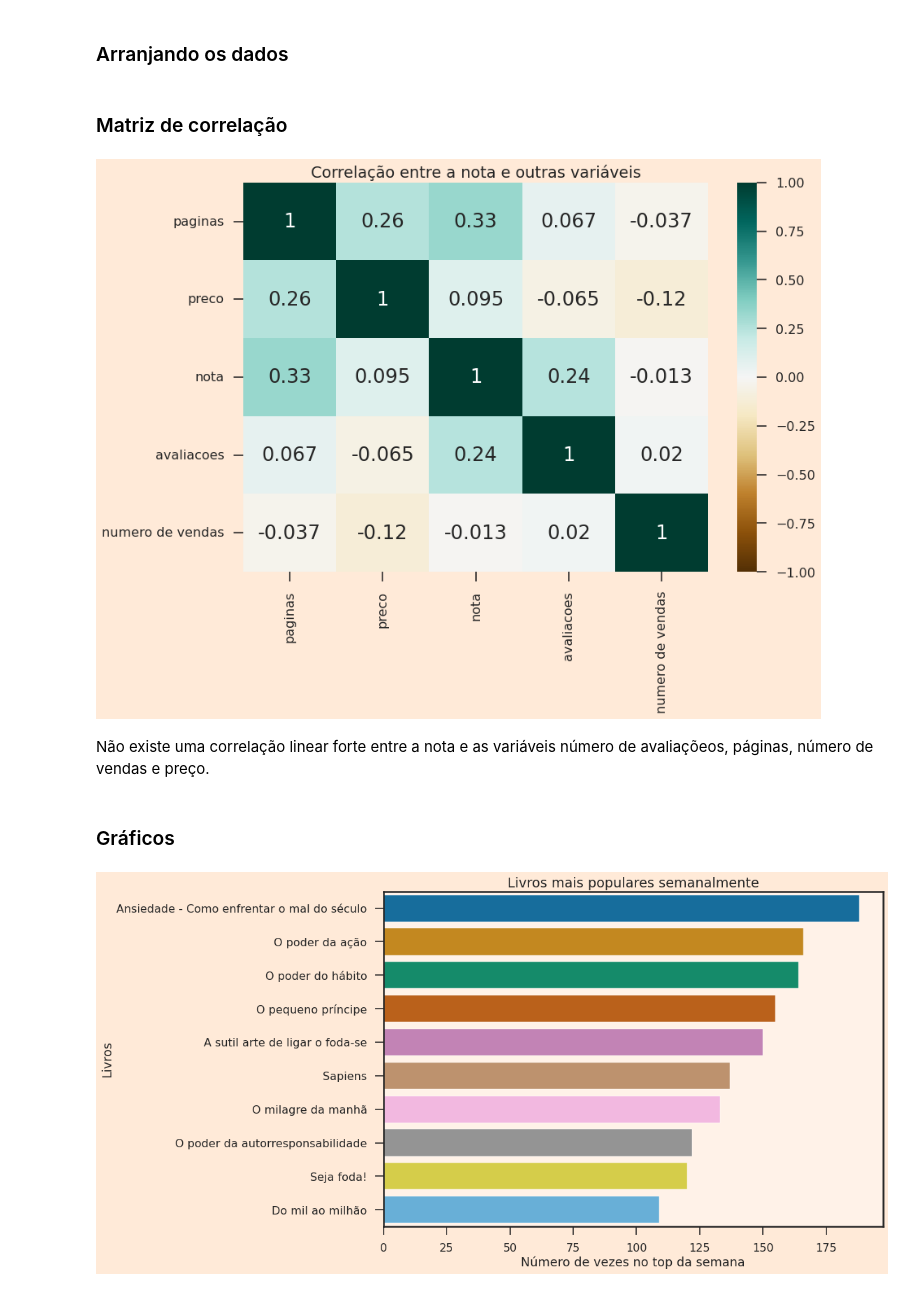
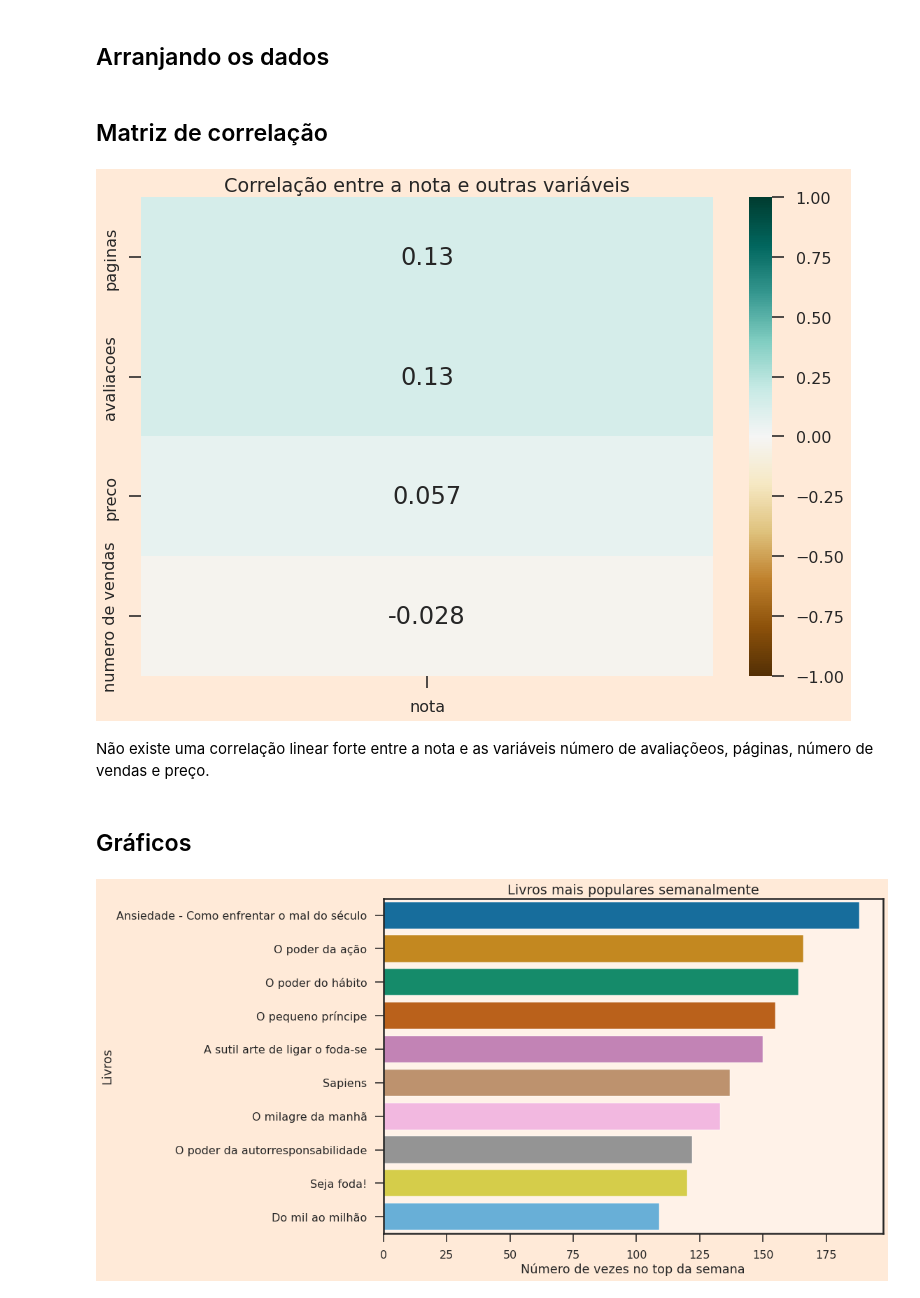
Before and after one commit to JonasBrother97/jeff_final, a Jupyter notebook: FINAL.ipynb, the cells around one changed output. Saved outputs shown, nothing was run; the diff lists cells and outputs as text; code cells hidden in the pictures.

```diff
--- a/FINAL.ipynb
+++ b/FINAL.ipynb
@@ -14,7 +12,7 @@ plt.style.use('seaborn-poster')
 sns.set_style("ticks", {'axes.facecolor':'#fff2e8', 'figure.facecolor':'#ffead8'})
 sns.set_palette("colorblind")
 # %% [markdown]
-### Arranjando os dados
+## Arranjando os dados
 # %%
 import pandas as pd
 
@@ -32,21 +30,21 @@ df_analise = df[~df.titulo.str.contains("Box")]
 # Removendo livros com menos de 50 avaliações e sem preço.
 df_analise = df_analise.loc[(df_analise['avaliacoes'] > 50)]
 # %% [markdown]
-### Matriz de correlação
+## Matriz de correlação
 # %%
-sns.heatmap(df_analise.corr(), annot=True, vmin=-1, vmax=1, cmap='BrBG')
+#sns.heatmap(df_analise.corr(), annot=True, vmin=-1, vmax=1, cmap='BrBG')
 
-#corr = sns.heatmap(df.corr()[['nota']].drop('nota', axis=0).sort_values(by='nota', ascending=False), vmin=-1, vmax=1, annot=True, cmap='BrBG')
+corr = sns.heatmap(df.corr()[['nota']].drop('nota', axis=0).sort_values(by='nota', ascending=False), vmin=-1, vmax=1, annot=True, cmap='BrBG')
 
 plt.title('Correlação entre a nota e outras variáveis')
 
 plt.show()
 # %% [output]
-[figure, old version]
+[figure, new version]
 # %% [markdown]
 Não existe uma correlação linear forte entre a nota e as variáveis número de avaliaçõeos, páginas, número de vendas e preço.
 # %% [markdown]
-### Gráficos
+## Gráficos
 # %%
 sns.barplot(x = df_analise['titulo'].value_counts()[:10],
             y = df_analise['titulo'].value_counts()[:10].index)
```
Also changed, not shown: parts of 46 cells of this notebook, 4 other files.
